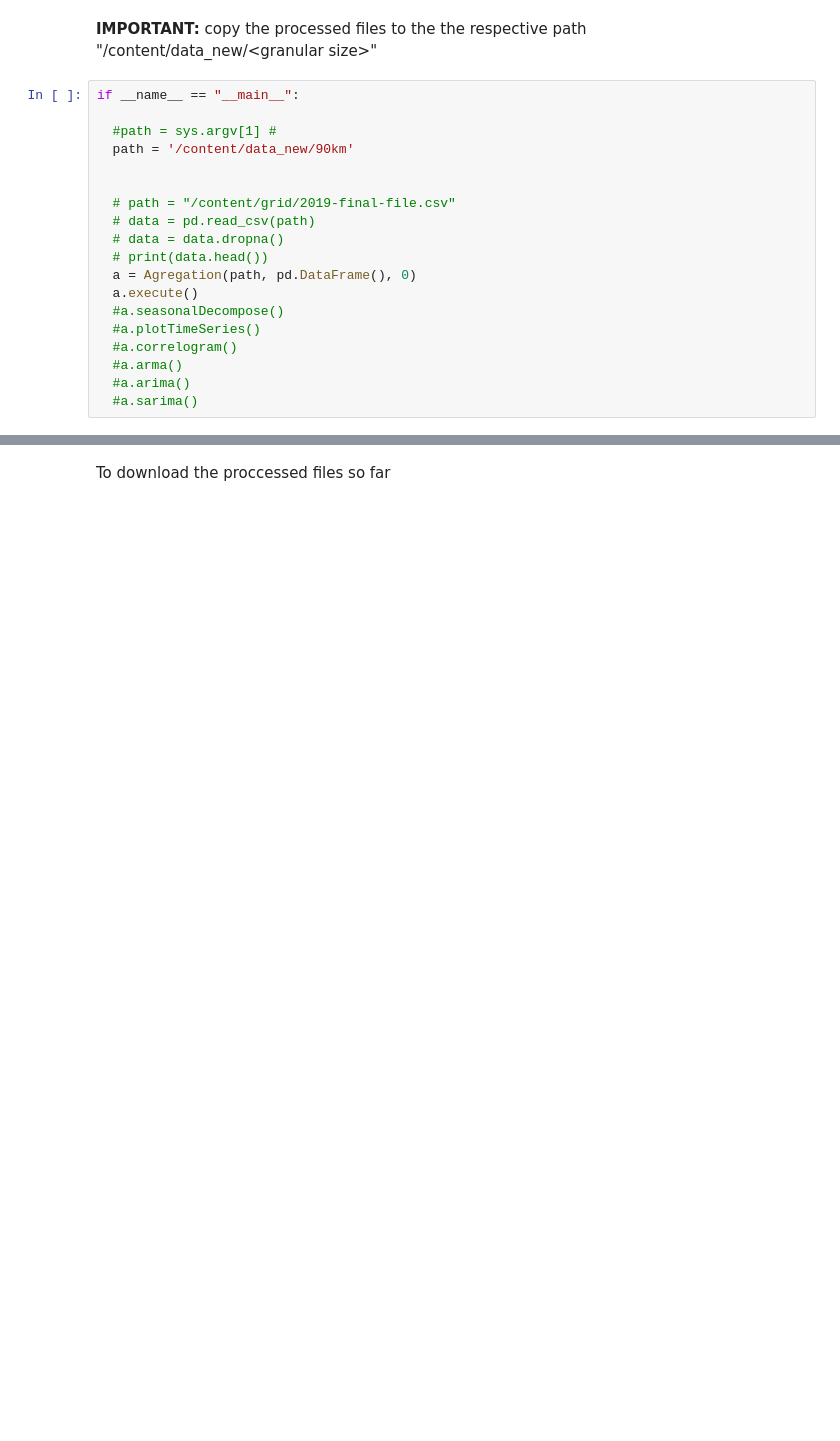
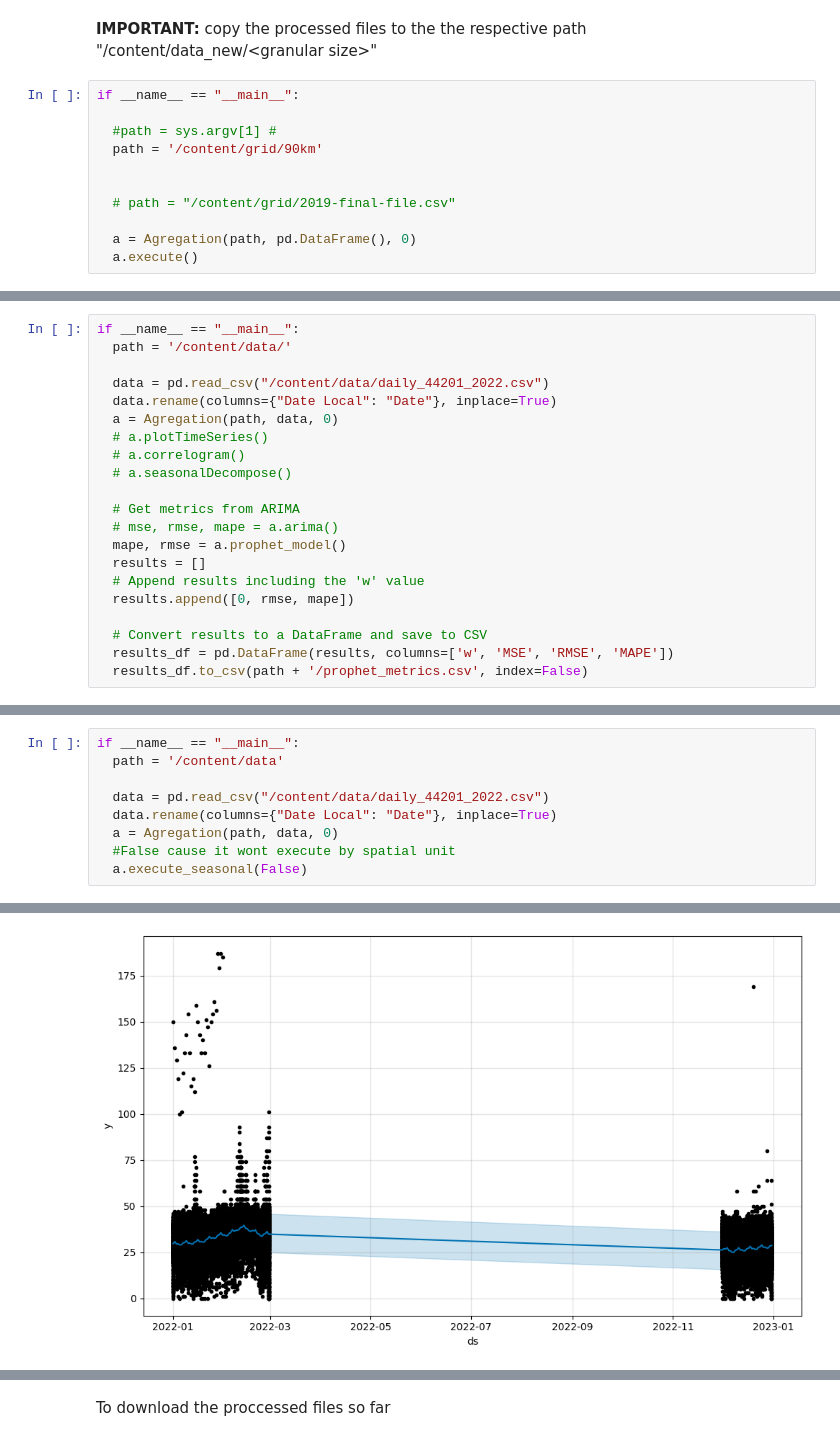
Before and after one commit to Leonild/TimeSeriesDataAnalysis, a Jupyter notebook: [PhD]TimeSeries.ipynb, the cells around one changed output, grey strips where cells are left out. Cells and saved outputs as stored; diff of their text form; blank space fills up the shorter version.

```diff
--- a/[PhD]TimeSeries.ipynb
+++ b/[PhD]TimeSeries.ipynb
@@ -534,18 +623,10 @@ os.listdir('/content/grid/100km')
 if __name__ == "__main__":
 
   #path = sys.argv[1] #
-  path = '/content/data_new/90km'
+  path = '/content/grid/90km'
 
 
   # path = "/content/grid/2019-final-file.csv"
-  # data = pd.read_csv(path)
-  # data = data.dropna()
-  # print(data.head())
+
   a = Agregation(path, pd.DataFrame(), 0)
   a.execute()
-  #a.seasonalDecompose()
-  #a.plotTimeSeries()
-  #a.correlogram()
-  #a.arma()
-  #a.arima()
-  #a.sarima()
@@ -551,0 +635,21 @@ if __name__ == "__main__":
+# %%
+if __name__ == "__main__":
+  path = '/content/data/'
+
+  data = pd.read_csv("/content/data/daily_44201_2022.csv")
+  data.rename(columns={"Date Local": "Date"}, inplace=True)
+  a = Agregation(path, data, 0)
+  # a.plotTimeSeries()
+  # a.correlogram()
+  # a.seasonalDecompose()
+
+  # Get metrics from ARIMA
+  # mse, rmse, mape = a.arima()
+  mape, rmse = a.prophet_model()
+  results = []
+  # Append results including the 'w' value
+  results.append([0, rmse, mape])
+
+  # Convert results to a DataFrame and save to CSV
+  results_df = pd.DataFrame(results, columns=['w', 'MSE', 'RMSE', 'MAPE'])
+  results_df.to_csv(path + '/prophet_metrics.csv', index=False)
@@ -551,0 +659,10 @@ if __name__ == "__main__":
+# %%
+if __name__ == "__main__":
+  path = '/content/data'
+
+  data = pd.read_csv("/content/data/daily_44201_2022.csv")
+  data.rename(columns={"Date Local": "Date"}, inplace=True)
+  a = Agregation(path, data, 0)
+  #False cause it wont execute by spatial unit
+  a.execute_seasonal(False)
+# %% [output]
@@ -551,0 +784 @@ if __name__ == "__main__":
+[figure, added]
```
Also changed, not shown: parts of 16 cells of this notebook.
